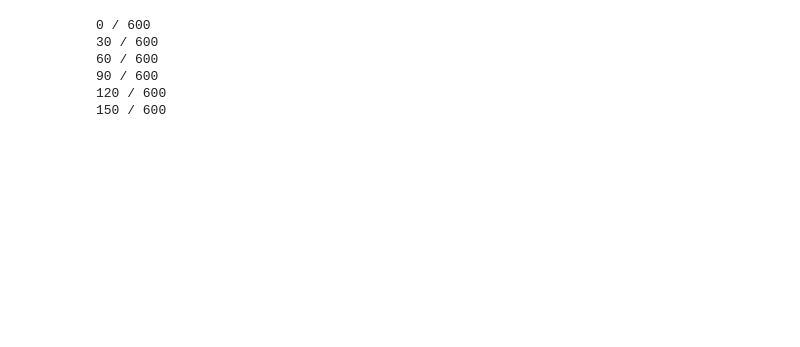
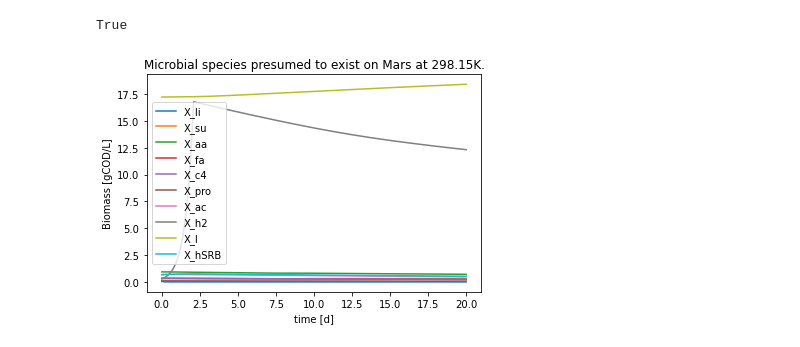
Before and after one commit to DylanDVerburg/ADM1_MRA, a Jupyter notebook: ADM1 opt.ipynb, the cells around one changed output. Saved outputs shown, nothing was run; the diff lists cells and outputs as text; code cells hidden in the pictures; blank space fills up the shorter version.

```diff
--- a/ADM1 opt.ipynb
+++ b/ADM1 opt.ipynb
@@ -378,14 +378,14 @@ class ADM1_instance:
 
         return S_va_ion, S_bu_ion, S_pro_ion, S_ac_ion, S_hco3_ion, S_nh3, S_H_ion, pH, p_gas_h2, S_h2, S_nh4_ion, S_co2, S_HS_ion
 
-    def dyn_sim(self, t_end, file_name = np.nan, batch_reactor = True):
+    def dyn_sim(self, t_end, file_name = np.nan, batch_reactor = True, solvermethod = 'DOP853', time_steps = 4001):
         state_zero = self.set_initial_states() #setting the initial states for the initial time (t0) to be ready for the start of the simulation
         state_input = self.setInfluent(0) #setting the influent for the initial time (t0) to be ready for the start of the simulation
 
         ## time array definition
         #t = list(influent_state['time'].values())
 
-        t = np.linspace(0, t_end, int(t_end * 30)) #This seems to work well enough
+        t = np.linspace(0, t_end, int(time_steps)) #This seems to work well enough
 
         # Initiate the cache data frame for storing simulation results, not doing this in a dataframe forat improves speed
         simulate_results = [] #initialize a container
@@ -399,10 +399,6 @@ class ADM1_instance:
         gasflow.append(["q gas", "q ch4", "total ch4", "P h2", "P ch4", "P co2", "P H2S", "P h2o"]) # add all gasses
 
         total_ch4 = 0
-
-        # Setting the solver method for the simulate function
-        solvermethod = 'DOP853'
-
         t0=0
         n=0
 
@@ -463,25 +459,49 @@ class ADM1_instance:
         #make pH on on pH scale instead of concentration
         phlogarray = -1 * np.log10(simulate_results_pd['S_H_ion'])
         simulate_results_pd['pH'] = phlogarray
+        simulate_results_pd['t'] = t
 
         if file_name == file_name:
             simulate_results_pd.to_csv(f"{file_name}.csv", index = False)
 
         ##for testing purpouses only##
         ws.PlaySound("*", ws.SND_ALIAS)
+
+        self.simulate_results_pd = simulate_results_pd
+        self.gasflow_pd = gasflow_pd
+        self.t = t
+
         return simulate_results_pd, gasflow_pd, t
-# %%
-#cProfile.run('dyn_sim()')
-mars = ADM1_instance(T_ad = 298.15, V_liq = 3400, V_gas = 300, p_atm = 1.013, q_ad = 0)
-mars.dyn_sim(20)
-#solution, gasses, t = mars.dyn_sim(40.0) #generate results from simulation, [gCOD/L], [Bar], [days]
-# %% [output]
-0 / 600
-30 / 600
-60 / 600
-90 / 600
-120 / 600
-150 / 600
+# %%
+#some random plot function, which should be able to plot everything I need
+def plot(instance, results t, flag_list):
+    #possible: biomass, gasses, diluted, all
+    try: t[0] == t[0]
+    except:
+        print('No values generated to plot, first run dyn_sym(t_end).')
+        return
+    else:
+        if(flag_list == 'biomass'):
+            solu_index = range(17,27)
+
+
+        plt.figure()
+        plt.title(f'Microbial species presumed to exist on Mars at {instance.T_ad}K.')
+        for i in results.keys()[solu_index]:
+            plt.plot(t, results.loc[:,i], label = i)
+        plt.ylabel("Biomass [gCOD/L]")
+        plt.xlabel("time [d]")
+        plt.legend()
+
+
+#cProfile.run('dyn_sim()')
+mars = ADM1_instance(T_ad = 298.15, V_liq = 3400, V_gas = 300, p_atm = 1.013, q_ad = 0)
+#mars.dyn_sim(20, file_name = 'testbed_values')
+#solution, gasses, t = mars.dyn_sim(20.0, time_steps=2000) #generate results from simulation, [gCOD/L], [Bar], [days]
+plot(mars, solution, gasses, t, 'biomass')
+# %% [output]
+True
+[figure, added]
 # %%
 #analyse results from simulation
 #air_pressure = 0.008 #bar
```
Also changed, not shown: parts of 3 cells of this notebook, 2 other files.
